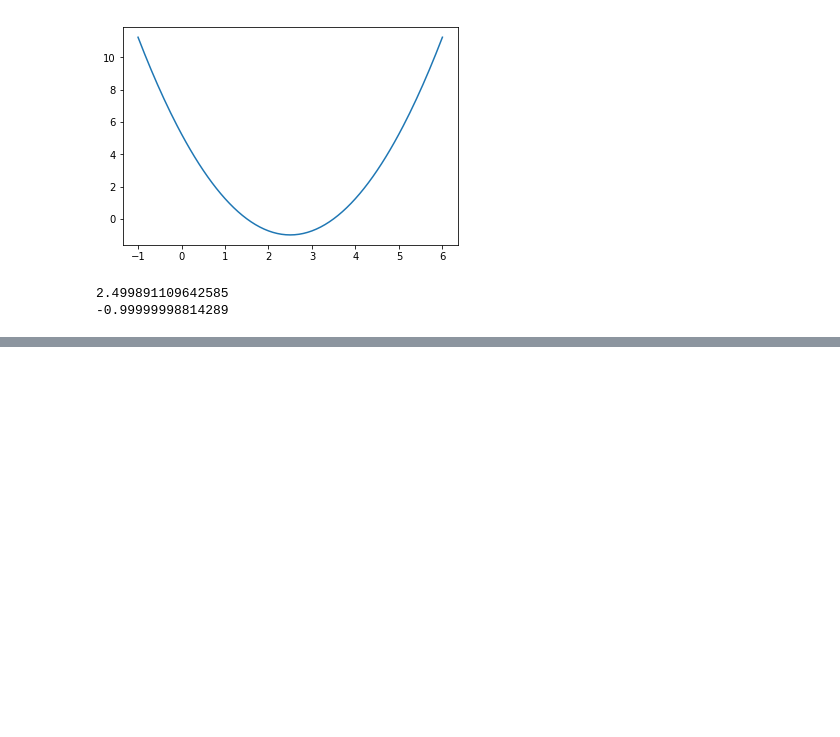
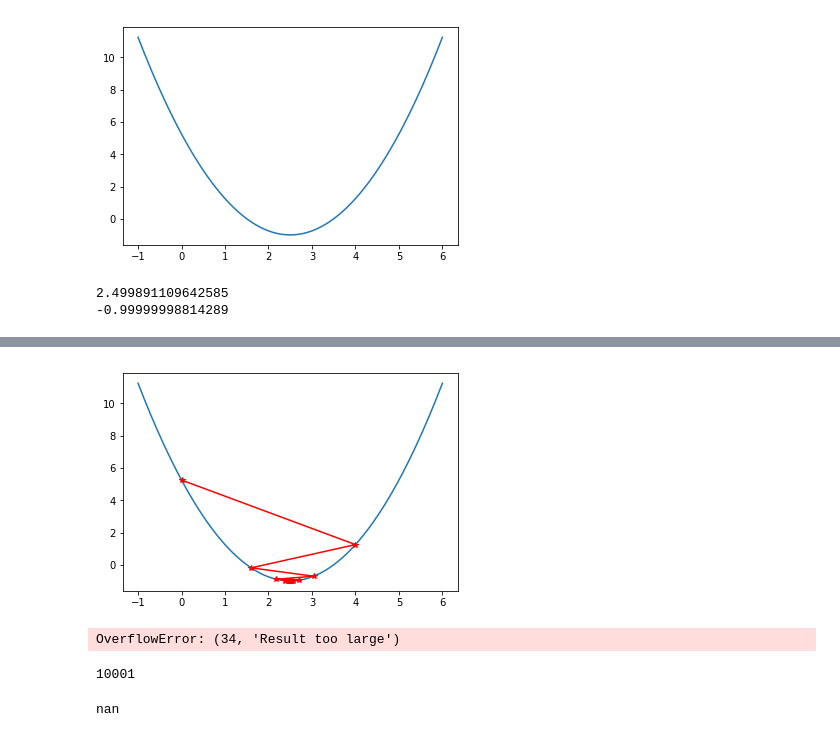
Before and after one commit to shihe110/Learn-Algorithms, a Jupyter notebook: 06-Gradient-Descent/Gradient-Descent-Impl.ipynb, the cells around one changed output, grey strips where cells are left out. Saved outputs shown, nothing was run; the diff lists cells and outputs as text; code cells hidden in the pictures; blank space fills up the shorter version.

```diff
--- a/06-Gradient-Descent/Gradient-Descent-Impl.ipynb
+++ b/06-Gradient-Descent/Gradient-Descent-Impl.ipynb
@@ -35,0 +82,14 @@ print(J(theta))
+# %%
+eta = 0.8
+theta_history = []
+gradient_descent(0., eta)
+plot_theta_history()
+# %% [output]
+[figure, added]
+# %%
+eta = 1.1
+theta_history = []
+gradient_descent(0., eta)
+plot_theta_history()
+# %% [output]
+OverflowError: (34, 'Result too large')
@@ -35,0 +123,8 @@ print(J(theta))
+# %%
+len(theta_history)
+# %% [output]
+10001
+# %%
+theta_history[-1]
+# %% [output]
+nan
```
Also changed, not shown: parts of 9 cells of this notebook.
